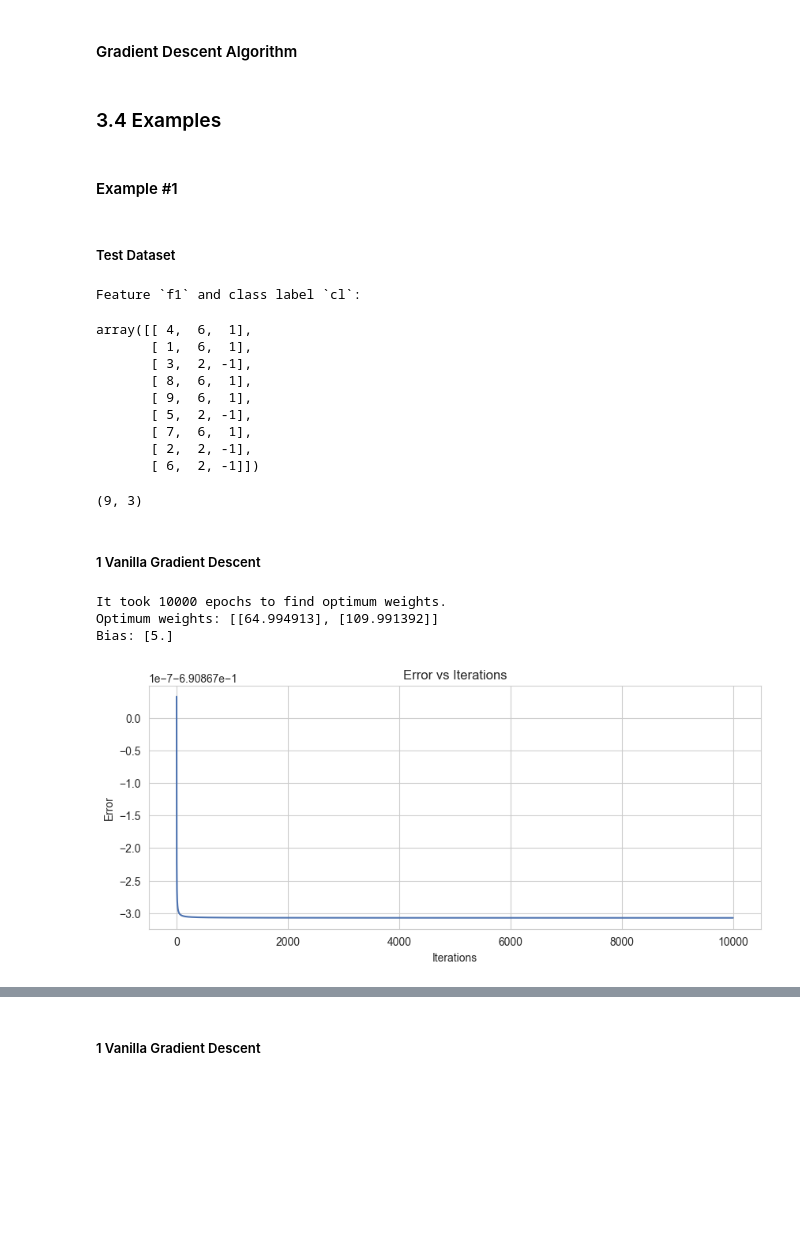
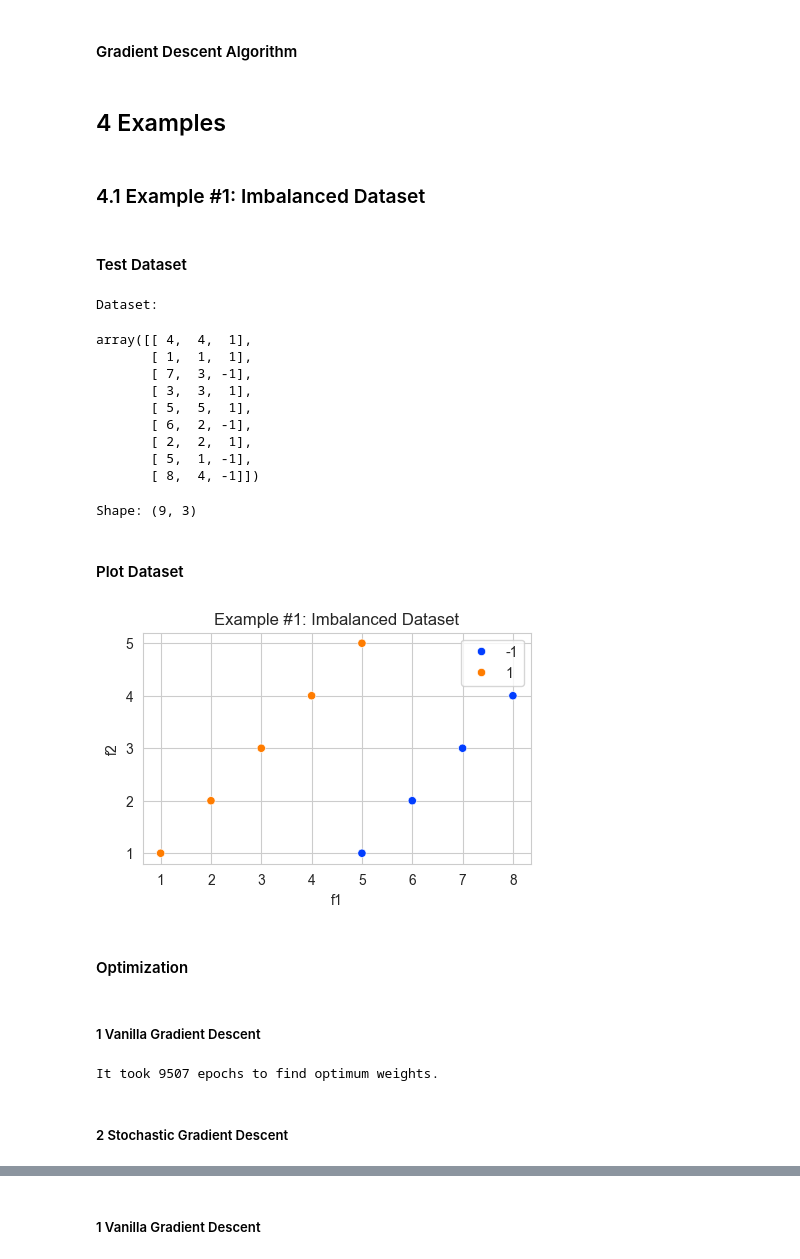
Before and after one commit to dheemanth-bhat/maths-for-ml, a Jupyter notebook: 3_Linear_Algebra/08_Optimization_4-Constrained_optimization.ipynb, the cells around one changed output, grey strips where cells are left out. Saved outputs shown, nothing was run; the diff lists cells and outputs as text; code cells hidden in the pictures; blank space fills up the shorter version.

```diff
--- a/3_Linear_Algebra/08_Optimization_4-Constrained_optimization.ipynb
+++ b/3_Linear_Algebra/08_Optimization_4-Constrained_optimization.ipynb
@@ -605,19 +611,15 @@ def gradient_descent(X, Y, lr=0.001, regularizer=0.001, batch_size=None, bias=0)
 
     return w_new, w0_new, errors
 # %% [markdown]
-### 3.4 Examples
+## 4 Examples
 # %% [markdown]
-#### Example #1
+### 4.1 Example #1: Imbalanced Dataset
 # %% [markdown]
-##### Test Dataset
+#### Test Dataset
 # %%
-# f1 = [41, 20, 30, 47, 40, 50, 25, 28, -2000, 5000]  # Feature #1
-# f2 = [60, 20, 20, 60, 60, 60, 20, 20, 60, 20]
-# cl = [+1, -1, -1, +1, +1, +1, -1, -1, +1, -1]  # Class Label
-
-f1 = [1, 7, 8, 4, 9, 2, 5, 3, 6]  # Feature #1
-f2 = [6, 6, 6, 6, 6, 2, 2, 2, 2]  # Feature #2
-cl = [+1, +1, +1, +1, +1, -1, -1, -1, -1]  # Class Label
+f1 = [1, 2, 3, 4, 5, 5, 6, 7, 8]  # Feature #1
+f2 = [1, 2, 3, 4, 5, 1, 2, 3, 4]  # Feature #2
+cl = [1, 1, 1, 1, 1, -1, -1, -1, -1]  # Class Label
 
 d = 2  # Dimensions (Number of features)
 n = len(cl)
@@ -626,35 +628,46 @@ Y = np.array(cl).reshape((n, 1))
 data = np.concat((X, Y), axis=1)
 rng.shuffle(data)
 
-print("Feature `f1` and class label `cl`:")
+print("Dataset:")
 display(data)
-data.shape
+print("\nShape:", data.shape)
 # %% [output]
-Feature `f1` and class label `cl`:
+Dataset:
-array([[ 4,  6,  1],
-       [ 1,  6,  1],
-       [ 3,  2, -1],
-       [ 8,  6,  1],
-       [ 9,  6,  1],
-       [ 5,  2, -1],
-       [ 7,  6,  1],
-       [ 2,  2, -1],
-       [ 6,  2, -1]])
+array([[ 4,  4,  1],
+       [ 1,  1,  1],
+       [ 7,  3, -1],
+       [ 3,  3,  1],
+       [ 5,  5,  1],
+       [ 6,  2, -1],
+       [ 2,  2,  1],
+       [ 5,  1, -1],
+       [ 8,  4, -1]])
-(9, 3)
+Shape: (9, 3)
+# %% [markdown]
+#### Plot Dataset
+# %%
+plt.figure(figsize=(5, 3))
+
+sns.scatterplot(x=f1, y=f2, hue=cl, palette="bright")
+plt.title("Example #1: Imbalanced Dataset")
+plt.xlabel("f1")
+plt.ylabel("f2")
+
+plt.show()
+# %% [output]
+[figure, added]
+# %% [markdown]
+#### Optimization
 # %% [markdown]
 ##### 1 Vanilla Gradient Descent
 # %%
 # Hyper-parameters.
-eta = 0.0005  # Learning Rate.
-lamda = 0.002  # Large value of lambda is recommended for small dataset.
-bias = 0
+eta = 0.002  # Learning Rate.
+lamda = 0.75  # Large value of lambda is recommended for small dataset.
+bias = 0.1
 
 w, w_0, errors = gradient_descent(X, Y, lr=eta, regularizer=lamda, bias=bias)
-print("Optimum weights:", w.round(6).tolist())
-print("Bias:", w_0)
-plot_errors(errors)
 # %% [output]
-It took 10000 epochs to find optimum weights.
-Optimum weights: [[64.994913], [109.991392]]
-Bias: [5.]
+It took 9507 epochs to find optimum weights.
-[figure, removed]
+# %% [markdown]
+##### 2 Stochastic Gradient Descent
```
Also changed, not shown: parts of 66 cells of this notebook, 1 other file.
